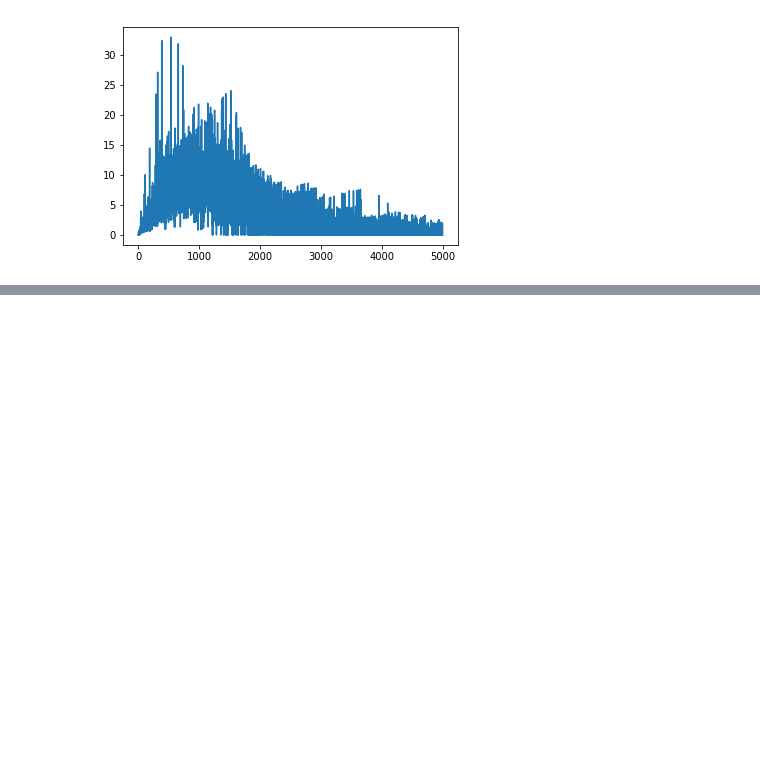
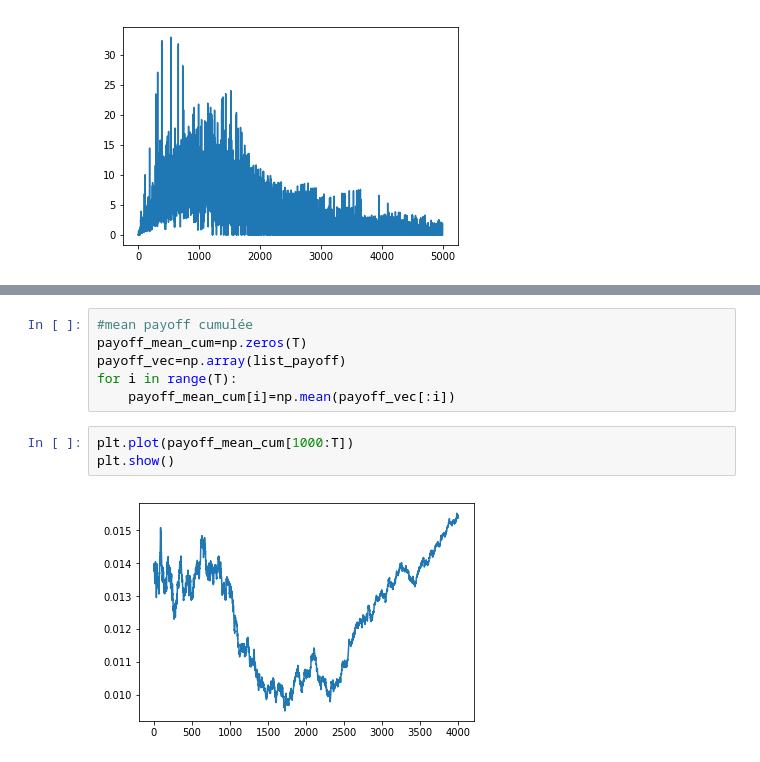
Before and after one commit to AntoineG92/Online-Clustering-of-Bandits-ENSAE, a Jupyter notebook: CLUB_algo_draft_V1.3.ipynb, the cells around one changed output, grey strips where cells are left out. Saved outputs shown, nothing was run; the diff lists cells and outputs as text; blank space fills up the shorter version.

```diff
--- a/CLUB_algo_draft_V1.3.ipynb
+++ b/CLUB_algo_draft_V1.3.ipynb
@@ -303 +302,12 @@ plt.show()
+# %%
+#mean payoff cumulée
+payoff_mean_cum=np.zeros(T)
+payoff_vec=np.array(list_payoff)
+for i in range(T):
+    payoff_mean_cum[i]=np.mean(payoff_vec[:i])
+# %%
+plt.plot(payoff_mean_cum[1000:T])
+plt.show()
+# %% [output]
+[figure, added]
 # %%
```
Also changed, not shown: parts of 6 cells of this notebook.
